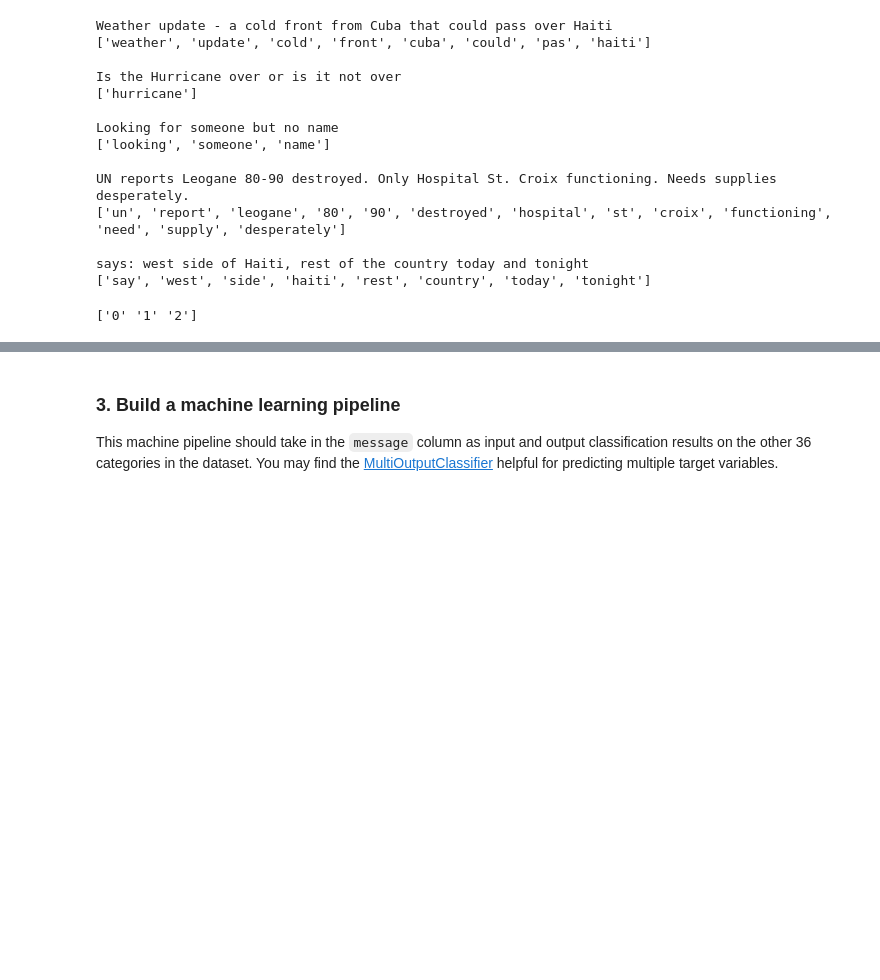
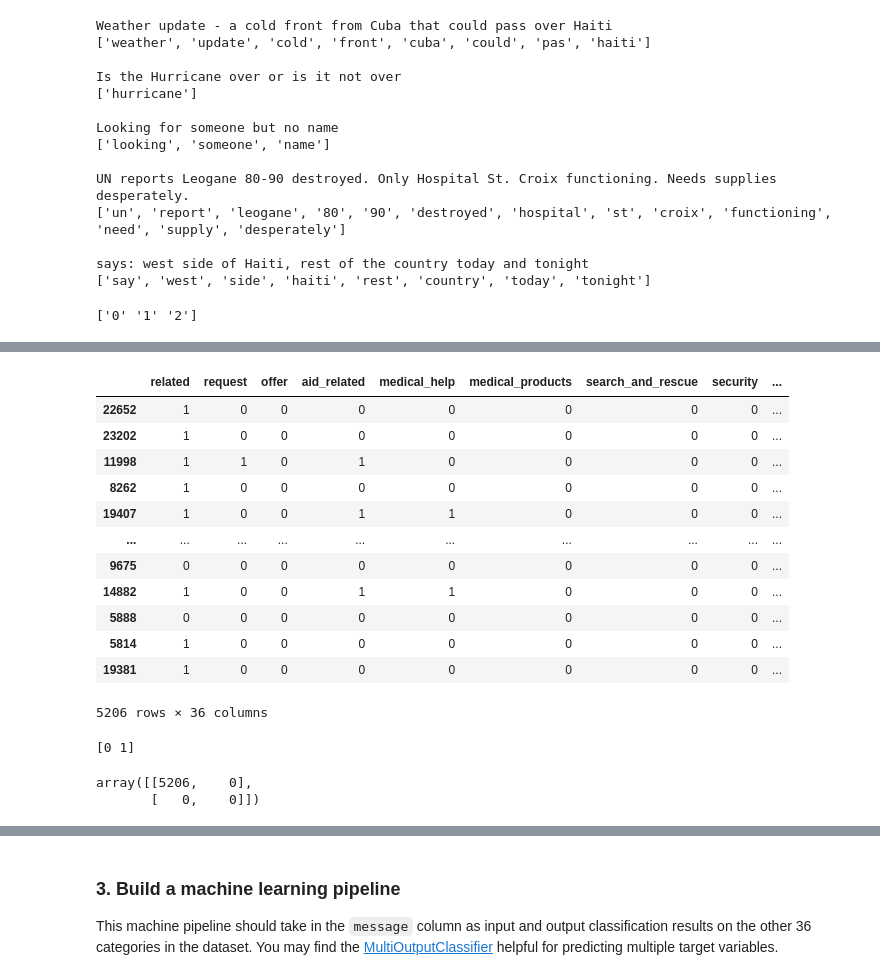
Before and after one commit to Olek-ua/Disaster-Response-Pipelines, a Jupyter notebook: Disaster Response Pipeline/ML Pipeline Preparation-Test.ipynb, the cells around one changed output, grey strips where cells are left out. Saved outputs shown, nothing was run; the diff lists cells and outputs as text; code cells hidden in the pictures; blank space fills up the shorter version.

```diff
--- a/Disaster Response Pipeline/ML Pipeline Preparation-Test.ipynb
+++ b/Disaster Response Pipeline/ML Pipeline Preparation-Test.ipynb
@@ -132,6 +133,9 @@ print(np.unique(y_train))
 ['0' '1' '2']
 # %%
 # trying to convert predictions to single - digits
+# %%
+df['related'] = df['related'].astype(int)
+df = df.drop(df[df['related'] == 2].index)
 # %%
 X = df['message']
 y = df.drop(['id','original','message','genre'], axis = 1)
@@ -197,0 +183,26 @@ y_pred.shape
+# %%
+y_test
+# %% [output]
+|  | related | request | offer | aid_related | medical_help | medical_products | search_and_rescue | security | ... |
+| 22652 | 1 | 0 | 0 | 0 | 0 | 0 | 0 | 0 | ... |
+| 23202 | 1 | 0 | 0 | 0 | 0 | 0 | 0 | 0 | ... |
+| 11998 | 1 | 1 | 0 | 1 | 0 | 0 | 0 | 0 | ... |
+| 8262 | 1 | 0 | 0 | 0 | 0 | 0 | 0 | 0 | ... |
+| 19407 | 1 | 0 | 0 | 1 | 1 | 0 | 0 | 0 | ... |
+| ... | ... | ... | ... | ... | ... | ... | ... | ... | ... |
+| 9675 | 0 | 0 | 0 | 0 | 0 | 0 | 0 | 0 | ... |
+| 14882 | 1 | 0 | 0 | 1 | 1 | 0 | 0 | 0 | ... |
+| 5888 | 0 | 0 | 0 | 0 | 0 | 0 | 0 | 0 | ... |
+| 5814 | 1 | 0 | 0 | 0 | 0 | 0 | 0 | 0 | ... |
+| 19381 | 1 | 0 | 0 | 0 | 0 | 0 | 0 | 0 | ... |
+5206 rows × 36 columns
+# %%
+labels = np.unique(y_pred)
+print(labels)
+# %% [output]
+[0 1]
+# %%
+confusion_matrix(y_test.values.argmax(axis=1), y_pred.argmax(axis=1), labels = labels)
+# %% [output]
+array([[5206,    0],
+       [   0,    0]])
```
Also changed, not shown: parts of 28 cells of this notebook.
